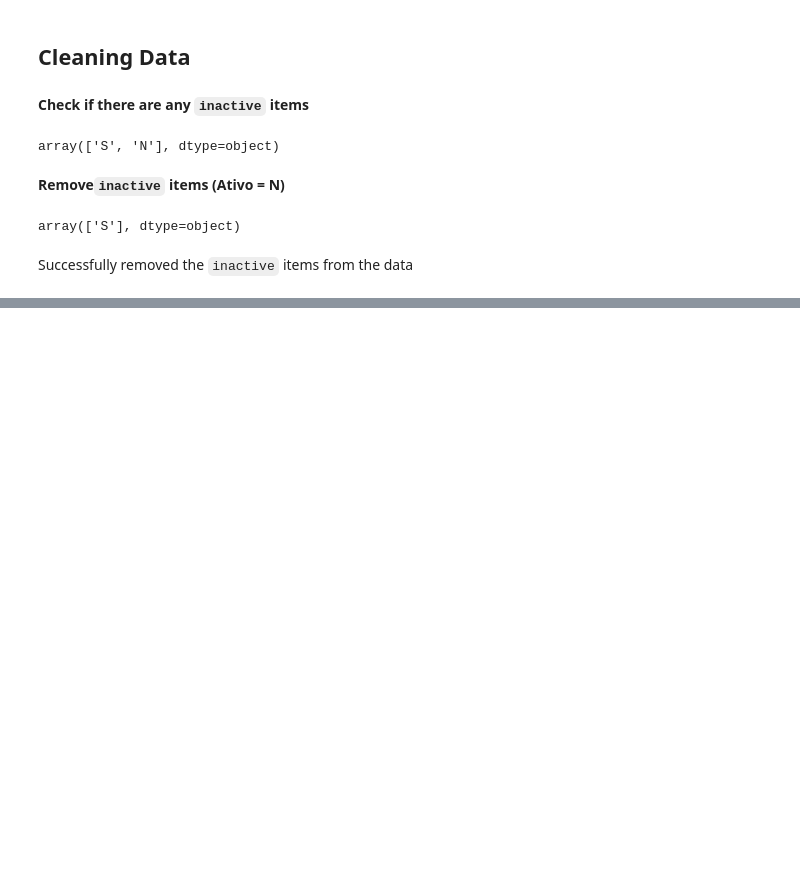
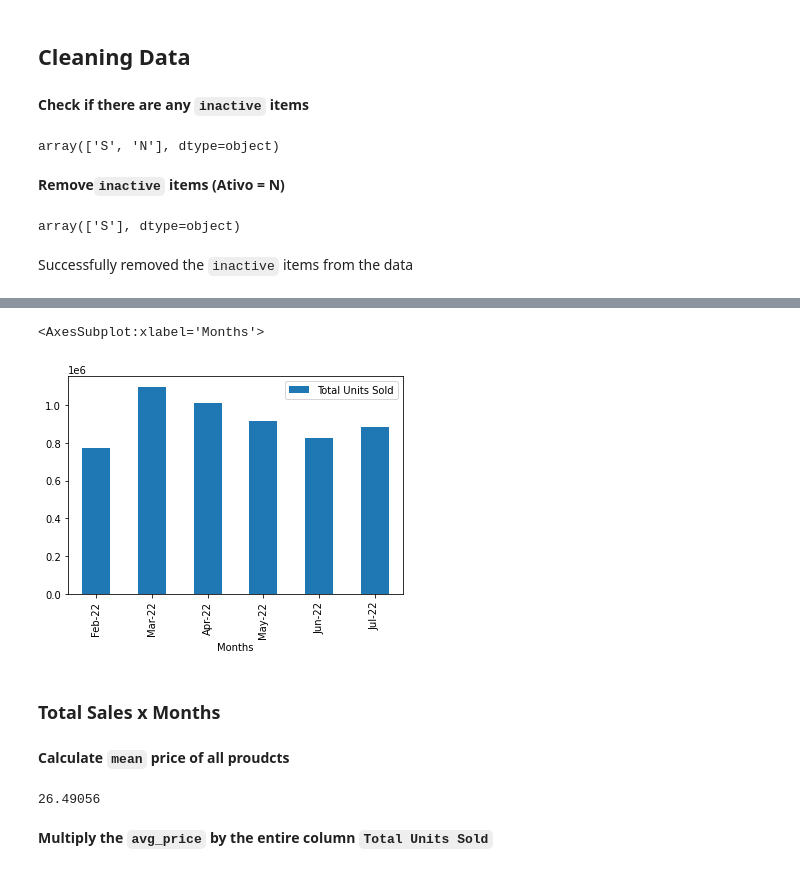
Before and after one commit to rafaelcyin/Bestfer_Solution, a Jupyter notebook: jupyter-lab/mvp.ipynb, the cells around one changed output, grey strips where cells are left out. Cells and saved outputs as stored; diff of their text form; code cells hidden in the pictures; blank space fills up the shorter version.

```diff
--- a/jupyter-lab/mvp.ipynb
+++ b/jupyter-lab/mvp.ipynb
@@ -135,0 +143,2 @@ Successfully removed the `inactive` items from the data
+# %%
+column_name = list(data.columns)
@@ -135,0 +147,5 @@ Successfully removed the `inactive` items from the data
+# %%
+total_units = [data[column_name[5]].sum(),data[column_name[6]].sum(),data[column_name[7]].sum(),data[column_name[8]].sum(),data[column_name[9]].sum(),data[column_name[10]].sum()]
+months = [column_name[5],column_name[6],column_name[7],column_name[8],column_name[9],column_name[10]]
+index = ['Total Units']
+units_data = {'Total Units Sold' : total_units, 'Months' : months}
@@ -135,0 +154,3 @@ Successfully removed the `inactive` items from the data
+# %%
+units_df = pd.DataFrame(units_data)
+units_df.head()
@@ -135,0 +164,16 @@ Successfully removed the `inactive` items from the data
+# %%
+units_df.plot(x = 'Months', y = 'Total Units Sold', kind='bar')
+# %% [output]
+<AxesSubplot:xlabel='Months'>
+[figure, added]
+# %% [markdown]
+### Total Sales x Months
+# %% [markdown]
+**Calculate `mean` price of all proudcts**
+# %%
+avg_price = data['Venda'].mean()
+avg_price
+# %% [output]
+26.49056
+# %% [markdown]
+**Multiply the `avg_price` by the entire column `Total Units Sold`**
```
Also changed, not shown: parts of 15 cells of this notebook, 1 other file.
